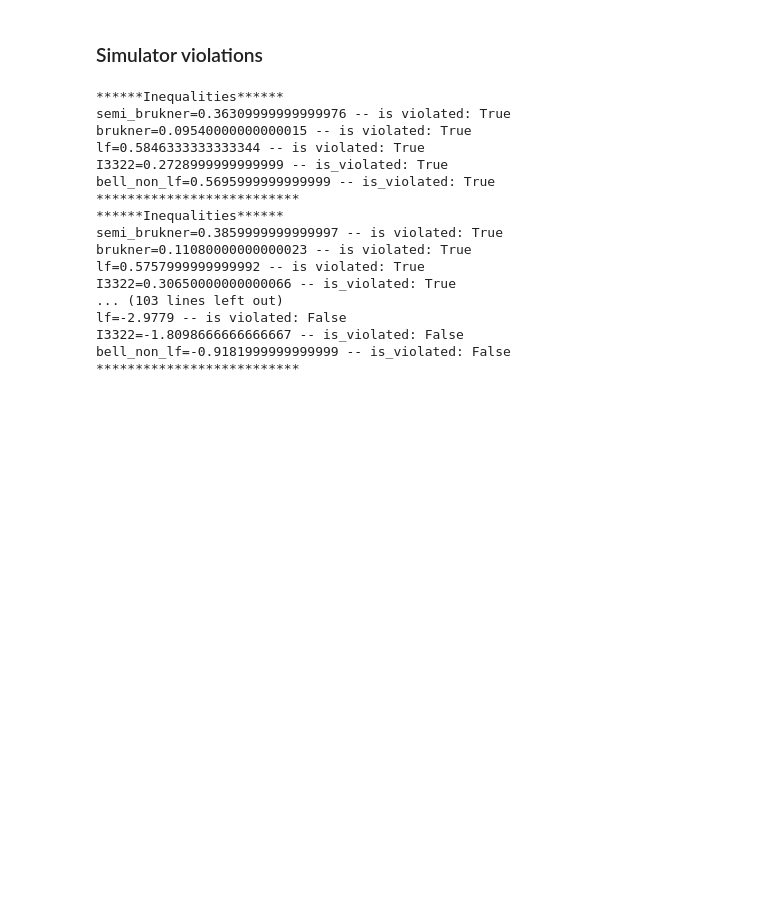
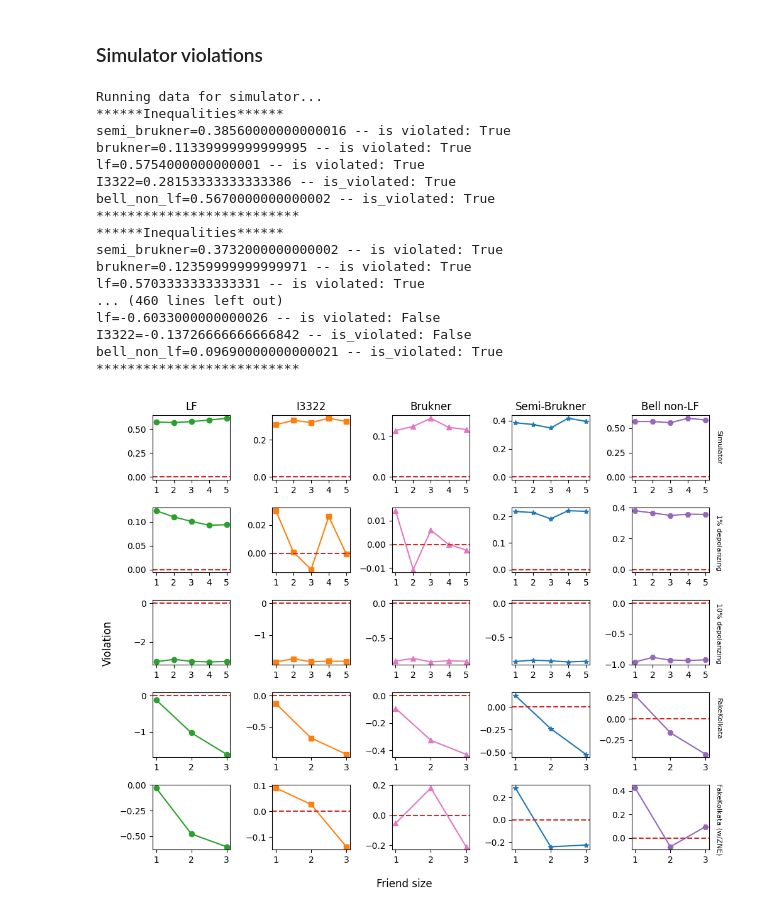
Before and after one commit to unitaryfund/wigners_friend, a Jupyter notebook: notebooks/ewfs_plots.ipynb, the cells around one changed output. Drawn from its saved outputs; the diff is of its cells as text; code cells hidden in the pictures; blank space fills up the shorter version.

Commit message:
Updating plots.

```diff
--- a/notebooks/ewfs_plots.ipynb
+++ b/notebooks/ewfs_plots.ipynb
@@ -218,22 +219,26 @@ def generate_all_experiments(
             charlie_size=charlie_size,
             debbie_size=debbie_size
         )
-        result = {}
-        for bitstring in ["00", "01", "10", "11"]:
-            if use_zne:
+        if use_zne:
+            result = {}
+            for bitstring in ["00", "01", "10", "11"]:
                 executor = functools.partial(
                     execute, backend=backend, noise_model=noise_model, shots=shots, bitstring=bitstring
                 )
                 result[bitstring] = zne.execute_with_zne(ewfs_circuit, executor)
-            else:
-                result[bitstring] = execute(
-                    circuit=ewfs_circuit,
-                    backend=backend,
-                    noise_model=noise_model,
-                    shots=shots,
-                    bitstring=bitstring
-                )
-        results[(alice_setting, bob_setting)] = result
+            results[(alice_setting, bob_setting)] = result
+
+        else:
+            job = qiskit.execute(
+                experiments=ewfs_circuit,
+                backend=backend,
+                noise_model=noise_model,
+                basis_gates=noise_model.basis_gates if noise_model is not None else None,
+                optimization_level=0,  # Important to preserve folded gates.
+                shots=shots,
+            )
+            counts = job.result().get_counts()
+            results[(alice_setting, bob_setting)] = {key[::-1]: value / shots for key, value in counts.items()}
     return results
 # %%
 def compute_inequalities(results: dict, verbose: bool = False) -> dict[str, float]:
@@ -363,8 +368,9 @@ def run_experiment(
 # %%
-friend_sizes = range(1, 7)
+friend_sizes = range(1, 6)
 shots = 10_000
 
 # Data: Simulator
+print("Running data for simulator...")
 simulator_values = run_experiment(
     backend=qiskit.Aer.get_backend("aer_simulator"),
     noise_model=None,
@@ -373,6 +379,7 @@ simulator_values = run_experiment(
 )
 
 # Data: 1% depolarizing simulator
+print("Running data for 1% depolarizing noise simulator...")
 noise_model = NoiseModel()
 noise_model.add_all_qubit_quantum_error(depolarizing_error(0.01, 1), ["u1", "u2", "u3"])
 depolarizing_values_1 = run_experiment(
@@ -383,6 +390,7 @@ depolarizing_values_1 = run_experiment(
 )
 
 # Data: 10% depolarizing simulator
+print("Running data for 10% depolarizing noise simulator...")
 noise_model = NoiseModel()
 noise_model.add_all_qubit_quantum_error(depolarizing_error(0.1, 1), ["u1", "u2", "u3"])
 depolarizing_values_10 = run_experiment(
@@ -392,7 +400,9 @@ depolarizing_values_10 = run_experiment(
     shots=shots,
 )
 
+friend_sizes = range(1,4)
 # Data: FakeKolkata
+print("Running data for FakeKolkata...")
 backend = fake_provider.FakeKolkata()
 noise_model = NoiseModel.from_backend(backend)
 fake_kolkata_values = run_experiment(
@@ -403,6 +413,7 @@ fake_kolkata_values = run_experiment(
 )
 
 # Data: FakeKolkata (with ZNE)
+print("Running data for FakeKolkata (with ZNE)...")
 backend = fake_provider.FakeKolkata()
 noise_model = NoiseModel.from_backend(backend)
 fake_kolkata_values_with_zne = run_experiment(
@@ -413,25 +424,26 @@ fake_kolkata_values_with_zne = run_experiment(
     use_zne=True,
 )
 # %% [output]
+Running data for simulator...
 ******Inequalities******
-semi_brukner=0.36309999999999976 -- is violated: True
-brukner=0.09540000000000015 -- is violated: True
-lf=0.5846333333333344 -- is violated: True
-I3322=0.2728999999999999 -- is_violated: True
-bell_non_lf=0.5695999999999999 -- is_violated: True
+semi_brukner=0.38560000000000016 -- is violated: True
+brukner=0.11339999999999995 -- is violated: True
+lf=0.5754000000000001 -- is violated: True
+I3322=0.28153333333333386 -- is_violated: True
+bell_non_lf=0.5670000000000002 -- is_violated: True
 **************************
 ******Inequalities******
-semi_brukner=0.3859999999999997 -- is violated: True
-brukner=0.11080000000000023 -- is violated: True
-lf=0.5757999999999992 -- is violated: True
-I3322=0.30650000000000066 -- is_violated: True
-... (103 lines left out)
-lf=-2.9779 -- is violated: False
-I3322=-1.8098666666666667 -- is_violated: False
-bell_non_lf=-0.9181999999999999 -- is_violated: False
+semi_brukner=0.3732000000000002 -- is violated: True
+brukner=0.12359999999999971 -- is violated: True
+lf=0.5703333333333331 -- is violated: True
+... (460 lines left out)
+lf=-0.6033000000000026 -- is violated: False
+I3322=-0.13726666666666842 -- is_violated: False
+bell_non_lf=0.09690000000000021 -- is_violated: True
 **************************
 # %%
 fig, axs = plt.subplots(nrows=5, ncols=5, figsize=(10, 8))
+friend_sizes = range(1,6)
 
 # Plot: simulator
 axs[0, 0].plot(friend_sizes, simulator_values["lf"], marker="o", color="tab:green")
@@ -486,6 +498,8 @@ axs[2, 3].set_xticks(friend_sizes)
 axs[2, 4].plot(friend_sizes, depolarizing_values_10["bell_non_lf"], marker="H", color="tab:purple")
 axs[2, 4].set_xticks(friend_sizes)
 
+friend_sizes = range(1,4)
+
 # Plot: FakeKolkata
 axs[3, 0].plot(friend_sizes, fake_kolkata_values["lf"], marker="o", color="tab:green")
 axs[3, 0].set_xticks(friend_sizes)
@@ -511,30 +525,32 @@ axs[4, 1].set_xticks(friend_sizes)
 
 axs[4, 2].plot(friend_sizes, fake_kolkata_values_with_zne["brukner"], marker="^", color="tab:pink")
 axs[4, 2].set_xticks(friend_sizes)
 
 axs[4, 3].plot(friend_sizes, fake_kolkata_values_with_zne["semi_brukner"], marker="*", color="tab:blue")
 axs[4, 3].set_xticks(friend_sizes)
 
 axs[4, 4].plot(friend_sizes, fake_kolkata_values_with_zne["bell_non_lf"], marker="H", color="tab:purple")
 axs[4, 4].set_xticks(friend_sizes)
 
 
 # Adding a red dotted line at y = 0 for each subplot for violation threshold.
 for ax in axs.flat:
     ax.axhline(y=0, color="tab:red", linestyle="--")
 
 # Set row labels on the right side
 fig.text(1, 0.89, "Simulator", ha="center", va="center", rotation=-90, fontsize=8)
 fig.text(1, 0.7, "1% depolarizing", ha="center", va="center", rotation=-90, fontsize=8)
 fig.text(1, 0.52, "10% depolarizing", ha="center", va="center", rotation=-90, fontsize=8)
 fig.text(1, 0.35, "FakeKolkata", ha="center", va="center", rotation=-90, fontsize=8)
 fig.text(1, 0.15, "FakeKolkata (w/ZNE)", ha="center", va="center", rotation=-90, fontsize=8)
 
 
 fig.supxlabel("Friend size")
 fig.supylabel("Violation")
 
 plt.tight_layout()
 
 plt.savefig("simulator_violations.pdf", bbox_inches="tight")
 plt.show()
+# %% [output]
+[figure, added]
```
Also changed, not shown: parts of 3 cells of this notebook.
